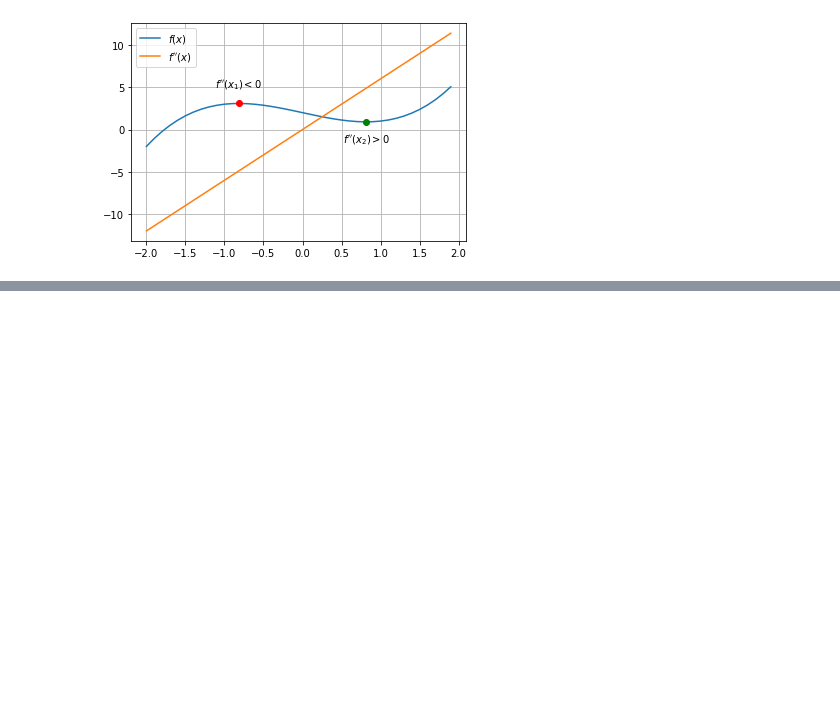
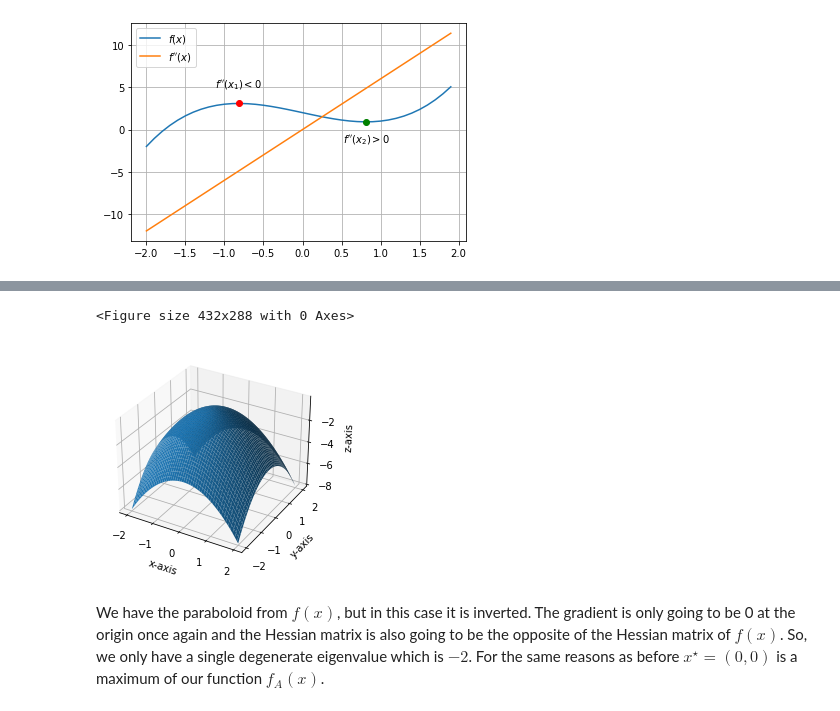
Before and after one commit to Vol0kin/OPT, a Jupyter notebook: LabPractices/Lab1/Optimization_Lab_Practice_1.ipynb, the cells around one changed output, grey strips where cells are left out. Cells and saved outputs as stored; diff of their text form; code cells hidden in the pictures; blank space fills up the shorter version.

```diff
--- a/LabPractices/Lab1/Optimization_Lab_Practice_1.ipynb
+++ b/LabPractices/Lab1/Optimization_Lab_Practice_1.ipynb
@@ -72,0 +119,10 @@ def f(x):
+# %%
+def f_A(x_1, x_2):
+    return -f(x_1, x_2)
+# %%
+plot_function_surface(f_A)
+# %% [output]
+<Figure size 432x288 with 0 Axes>
+[figure, added]
+# %% [markdown]
+We have the paraboloid from $f(x)$, but in this case it is inverted. The gradient is only going to be 0 at the origin once again and the Hessian matrix is also going to be the opposite of the Hessian matrix of $f(x)$. So, we only have a single degenerate eigenvalue which is $-2$. For the same reasons as before $x^\star = (0, 0)$ is a maximum of our function $f_A(x)$.
```
Also changed, not shown: parts of 31 cells of this notebook.
